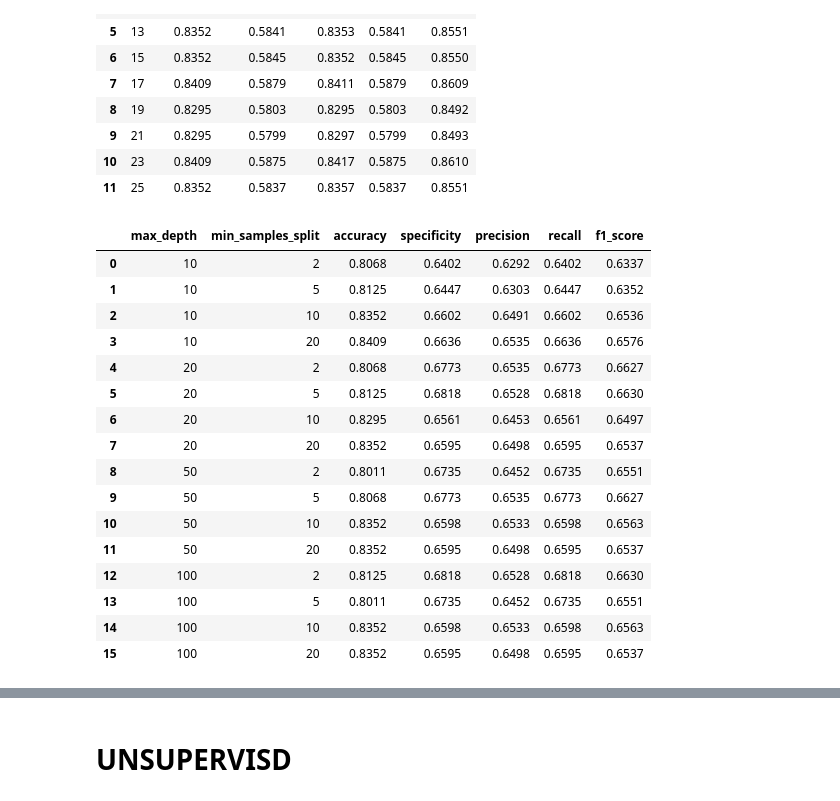
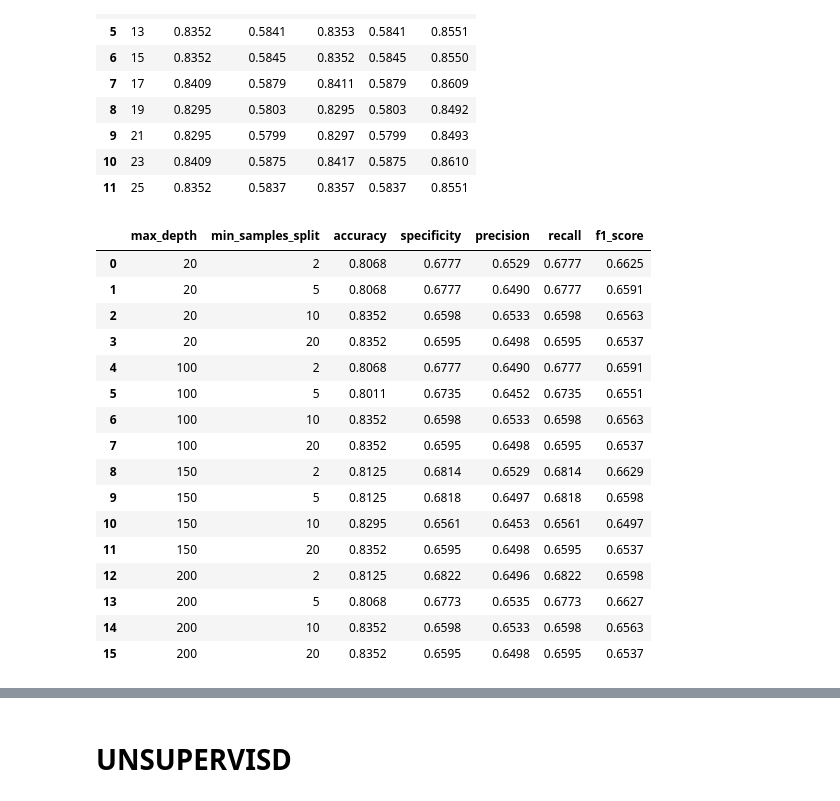
Before and after one commit to Rachid-Mek/data-mining, a Jupyter notebook: part2.ipynb, the cells around one changed output, grey strips where cells are left out. Saved outputs shown, nothing was run; the diff lists cells and outputs as text; code cells hidden in the pictures.

```diff
--- a/part2.ipynb
+++ b/part2.ipynb
@@ -393,7 +393,7 @@ dt_f1_score = F1_score(conf_mat)
 <h2>Random Forest</h2>
 # %%
 class RandomForest:
-    def __init__(self, n_trees=10, min_samples_split=2, max_depth=10, n_features=None):
+    def __init__(self, n_trees=10, min_samples_split=2, max_depth=150, n_features=None):
         self.n_trees = n_trees
         self.min_samples_split = min_samples_split
         self.max_depth = max_depth
@@ -425,14 +425,14 @@ class RandomForest:
         y_pred = [self.most_common_label(tree_pred) for tree_pred in tree_preds]
         return y_pred
 # %%
-random_forest_start = time.time()
 # Create an instance of the RandomForest class
-random_forest = RandomForest(n_trees=10, min_samples_split=10, max_depth=20, n_features=None)
+random_forest = RandomForest(n_trees=5, min_samples_split=2, max_depth=100, n_features=None)
 
 # Fit the model on the training set
 random_forest.fit(np.array(x_train), np.array(y_train))
 
 # Predict on the test set
+random_forest_start = time.time()
 y_pred_rf = random_forest.predict(np.array(x_test))
 random_forest_end = time.time()
 Random_Forest_time = random_forest_end - random_forest_start
@@ -440,14 +440,10 @@ Random_Forest_time = random_forest_end - random_forest_start
 conf_mat = confusion_matrix(y_test, y_pred_rf, len(np.unique(y_test)))
 fig = plot_confusion_matrix(conf_mat, classes=['Class 0', 'Class 1','class 2'])
 
-print('y_pred_rf:', y_pred_rf)
-print('temps d execution :', Random_Forest_time)
 # Compute the metrics
 rf_accuracy = EXACTITUDE(conf_mat)
 rf_specificity = SPECIFICITE(conf_mat)
 prec, rf_precision = PRECISION(conf_mat)
 rec, rf_recall = RAPPEL(conf_mat)
 rf_f1_score = F1_score(conf_mat)
-print(conf_mat)
-print('accuracy :',rf_accuracy)
 # %% [output]
@@ -492,3 +519,16 @@ Illustration par des exemples
 # # Predict on the test set
 # y_pred_rf = random_forest.predict([list(instance)])
 # print('la classe predite est :', y_pred_rf)
+# %%
+from sklearn.decomposition import PCA
+pca = PCA(n_components=2)
+pca.fit(x_train)
+x_pca = pca.transform(x_train)
+
+#plotting the clusters
+plt.figure(figsize=(8,6))
+plt.scatter(x_pca[:,0],x_pca[:,1],c=y_train,cmap='rainbow')
+plt.xlabel('First Principal Component')
+plt.ylabel('Second Principal Component')
+plt.title('Clusters from KNN')
+plt.show()
@@ -620,7 +673,7 @@ df
 | 11 | 25 | 0.8352 | 0.5837 | 0.8357 | 0.5837 | 0.8551 |
 # %%
 def exprimentation_dt():
-    max_depth = [10, 20, 50, 100]
+    max_depth = [20,100, 150, 200]
     min_samples_split = [2, 5, 10,20]
 
     accuracy = []
@@ -628,49 +681,49 @@ def exprimentation_dt():
     precision = []
     recall = []
     f1_score = []
     max_depth_list = []
     min_samples_split_list = []
 
     for i in max_depth:
         for j in min_samples_split:
             decision_tree = DecisionTree(min_samples_split=j, max_depth=i, n_features=None)
             decision_tree.fit(np.array(x_train), np.array(y_train))
             y_pred_dt = decision_tree.predict(np.array(x_test))
             conf_mat = confusion_matrix(y_test, y_pred_dt, len(np.unique(y_test)))
             accuracy.append(round(EXACTITUDE(conf_mat), 4))
             specificity.append(round(SPECIFICITE(conf_mat), 4))
             prec, precision_mean = PRECISION(conf_mat)
             precision.append(round(precision_mean, 4))
             rec, recall_mean = RAPPEL(conf_mat)
             recall.append(round(recall_mean, 4))
             f1_score.append(round(F1_score(conf_mat), 4))
             max_depth_list.append(i)
             min_samples_split_list.append(j)
 
     df = pd.DataFrame({'max_depth': max_depth_list, 'min_samples_split': min_samples_split_list, 'accuracy': accuracy,
                    'specificity': specificity, 'precision': precision, 'recall': recall, 'f1_score': f1_score})
 
     return df
 
 exprimentation_dt()
 # %% [output]
 |  | max_depth | min_samples_split | accuracy | specificity | precision | recall | f1_score |
-| 0 | 10 | 2 | 0.8068 | 0.6402 | 0.6292 | 0.6402 | 0.6337 |
-| 1 | 10 | 5 | 0.8125 | 0.6447 | 0.6303 | 0.6447 | 0.6352 |
-| 2 | 10 | 10 | 0.8352 | 0.6602 | 0.6491 | 0.6602 | 0.6536 |
-| 3 | 10 | 20 | 0.8409 | 0.6636 | 0.6535 | 0.6636 | 0.6576 |
-| 4 | 20 | 2 | 0.8068 | 0.6773 | 0.6535 | 0.6773 | 0.6627 |
-| 5 | 20 | 5 | 0.8125 | 0.6818 | 0.6528 | 0.6818 | 0.6630 |
-| 6 | 20 | 10 | 0.8295 | 0.6561 | 0.6453 | 0.6561 | 0.6497 |
-| 7 | 20 | 20 | 0.8352 | 0.6595 | 0.6498 | 0.6595 | 0.6537 |
-| 8 | 50 | 2 | 0.8011 | 0.6735 | 0.6452 | 0.6735 | 0.6551 |
-| 9 | 50 | 5 | 0.8068 | 0.6773 | 0.6535 | 0.6773 | 0.6627 |
-| 10 | 50 | 10 | 0.8352 | 0.6598 | 0.6533 | 0.6598 | 0.6563 |
-| 11 | 50 | 20 | 0.8352 | 0.6595 | 0.6498 | 0.6595 | 0.6537 |
-| 12 | 100 | 2 | 0.8125 | 0.6818 | 0.6528 | 0.6818 | 0.6630 |
-| 13 | 100 | 5 | 0.8011 | 0.6735 | 0.6452 | 0.6735 | 0.6551 |
-| 14 | 100 | 10 | 0.8352 | 0.6598 | 0.6533 | 0.6598 | 0.6563 |
-| 15 | 100 | 20 | 0.8352 | 0.6595 | 0.6498 | 0.6595 | 0.6537 |
+| 0 | 20 | 2 | 0.8068 | 0.6777 | 0.6529 | 0.6777 | 0.6625 |
+| 1 | 20 | 5 | 0.8068 | 0.6777 | 0.6490 | 0.6777 | 0.6591 |
+| 2 | 20 | 10 | 0.8352 | 0.6598 | 0.6533 | 0.6598 | 0.6563 |
+| 3 | 20 | 20 | 0.8352 | 0.6595 | 0.6498 | 0.6595 | 0.6537 |
+| 4 | 100 | 2 | 0.8068 | 0.6777 | 0.6490 | 0.6777 | 0.6591 |
+| 5 | 100 | 5 | 0.8011 | 0.6735 | 0.6452 | 0.6735 | 0.6551 |
+| 6 | 100 | 10 | 0.8352 | 0.6598 | 0.6533 | 0.6598 | 0.6563 |
+| 7 | 100 | 20 | 0.8352 | 0.6595 | 0.6498 | 0.6595 | 0.6537 |
+| 8 | 150 | 2 | 0.8125 | 0.6814 | 0.6529 | 0.6814 | 0.6629 |
+| 9 | 150 | 5 | 0.8125 | 0.6818 | 0.6497 | 0.6818 | 0.6598 |
+| 10 | 150 | 10 | 0.8295 | 0.6561 | 0.6453 | 0.6561 | 0.6497 |
+| 11 | 150 | 20 | 0.8352 | 0.6595 | 0.6498 | 0.6595 | 0.6537 |
+| 12 | 200 | 2 | 0.8125 | 0.6822 | 0.6496 | 0.6822 | 0.6598 |
+| 13 | 200 | 5 | 0.8068 | 0.6773 | 0.6535 | 0.6773 | 0.6627 |
+| 14 | 200 | 10 | 0.8352 | 0.6598 | 0.6533 | 0.6598 | 0.6563 |
+| 15 | 200 | 20 | 0.8352 | 0.6595 | 0.6498 | 0.6595 | 0.6537 |
 # %%
 def exprimentation_RF():
     ''' return accuracy , specificity , precision , recall , f1_score , max_depth , min_samples_split , n_trees '''
```
Also changed, not shown: parts of 15 cells of this notebook, 2 other files.
